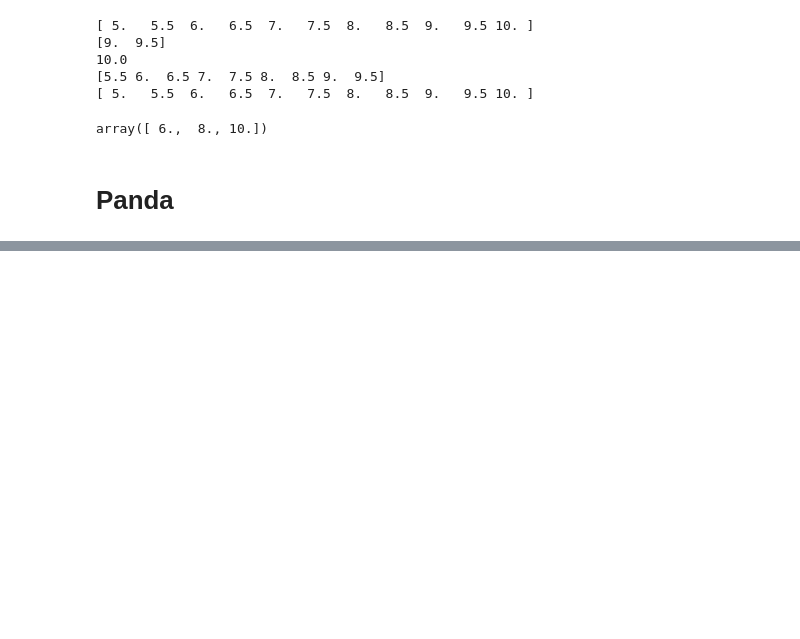
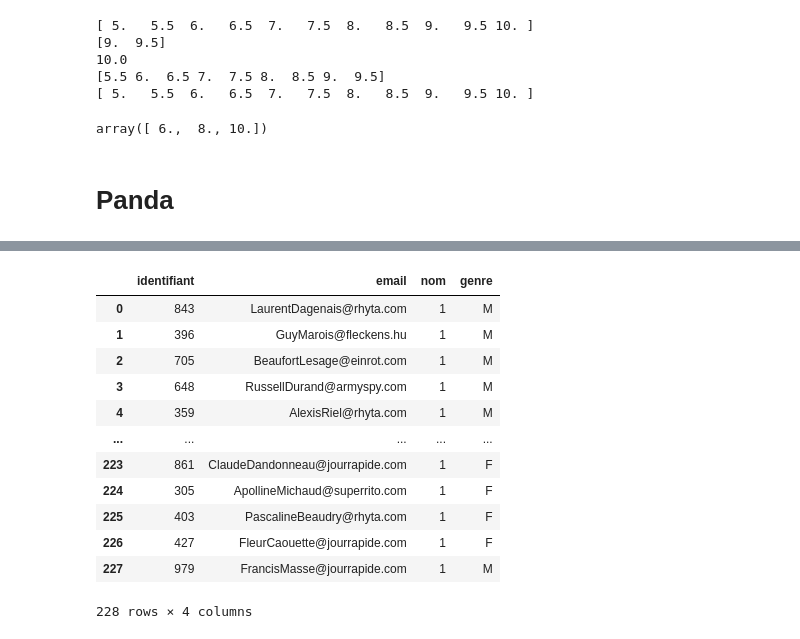
Before and after one commit to Lio-S/Data-Analyse, a Jupyter notebook: Librairies Python pour la Data Science.ipynb, the cells around one changed output, grey strips where cells are left out. Cells and saved outputs as stored; diff of their text form; code cells hidden in the pictures; blank space fills up the shorter version.

```diff
--- a/Librairies Python pour la Data Science.ipynb
+++ b/Librairies Python pour la Data Science.ipynb
@@ -381,0 +470,3 @@ array([[0, 'LaurentDagenais@rhyta.com', 'Laurent Dagenais', 'M'],
+# %%
+data_excel['nom'] = 1                     # Changement de valeur de toute une colonne (==series)  du type objet (==srting) vers le type int
+data_excel['nom']
@@ -381,0 +486,19 @@ array([[0, 'LaurentDagenais@rhyta.com', 'Laurent Dagenais', 'M'],
+# %%
+data_excel['identifiant'] = data_excel['identifiant']*100
+# %%
+data_excel['identifiant'] = np.random.randint(1, 1000, data_excel.shape[0])
+data_excel
+# %% [output]
+|  | identifiant | email | nom | genre |
+| 0 | 843 | LaurentDagenais@rhyta.com | 1 | M |
+| 1 | 396 | GuyMarois@fleckens.hu | 1 | M |
+| 2 | 705 | BeaufortLesage@einrot.com | 1 | M |
+| 3 | 648 | RussellDurand@armyspy.com | 1 | M |
+| 4 | 359 | AlexisRiel@rhyta.com | 1 | M |
+| ... | ... | ... | ... | ... |
+| 223 | 861 | ClaudeDandonneau@jourrapide.com | 1 | F |
+| 224 | 305 | ApollineMichaud@superrito.com | 1 | F |
+| 225 | 403 | PascalineBeaudry@rhyta.com | 1 | F |
+| 226 | 427 | FleurCaouette@jourrapide.com | 1 | F |
+| 227 | 979 | FrancisMasse@jourrapide.com | 1 | M |
+228 rows × 4 columns
```
Also changed, not shown: parts of 32 cells of this notebook.
